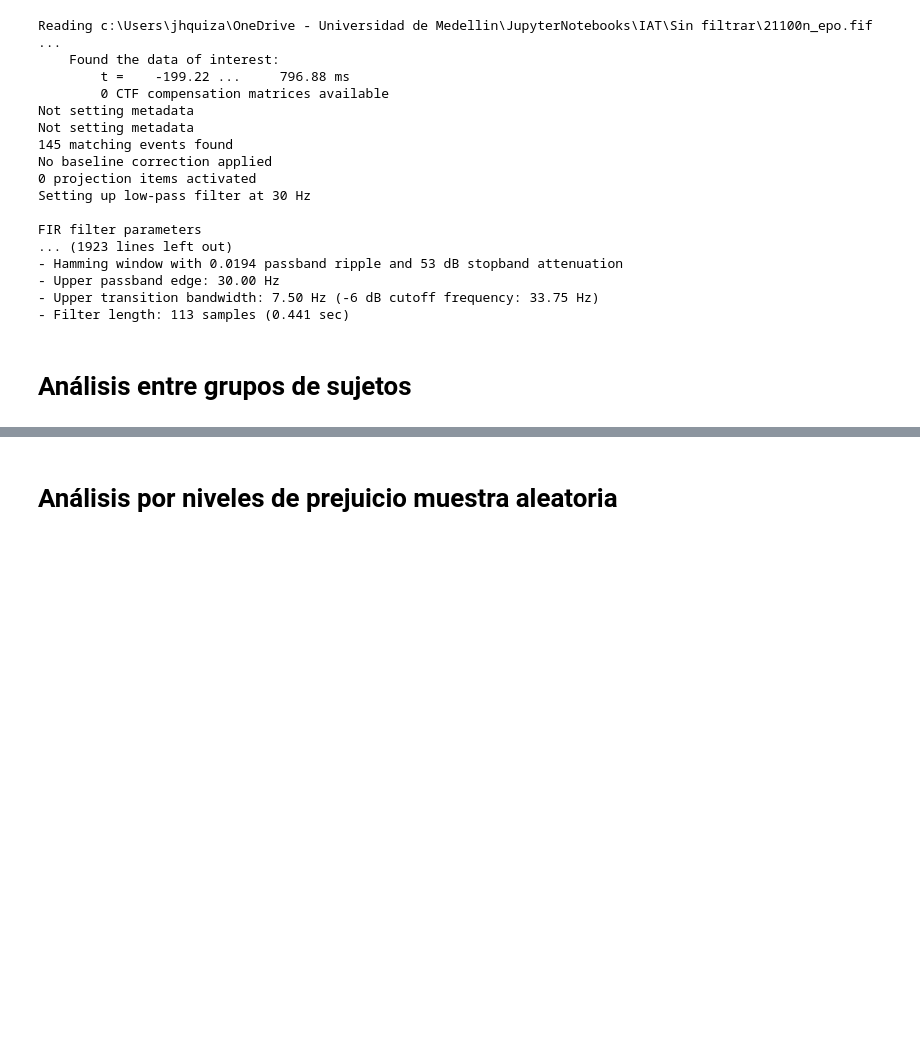
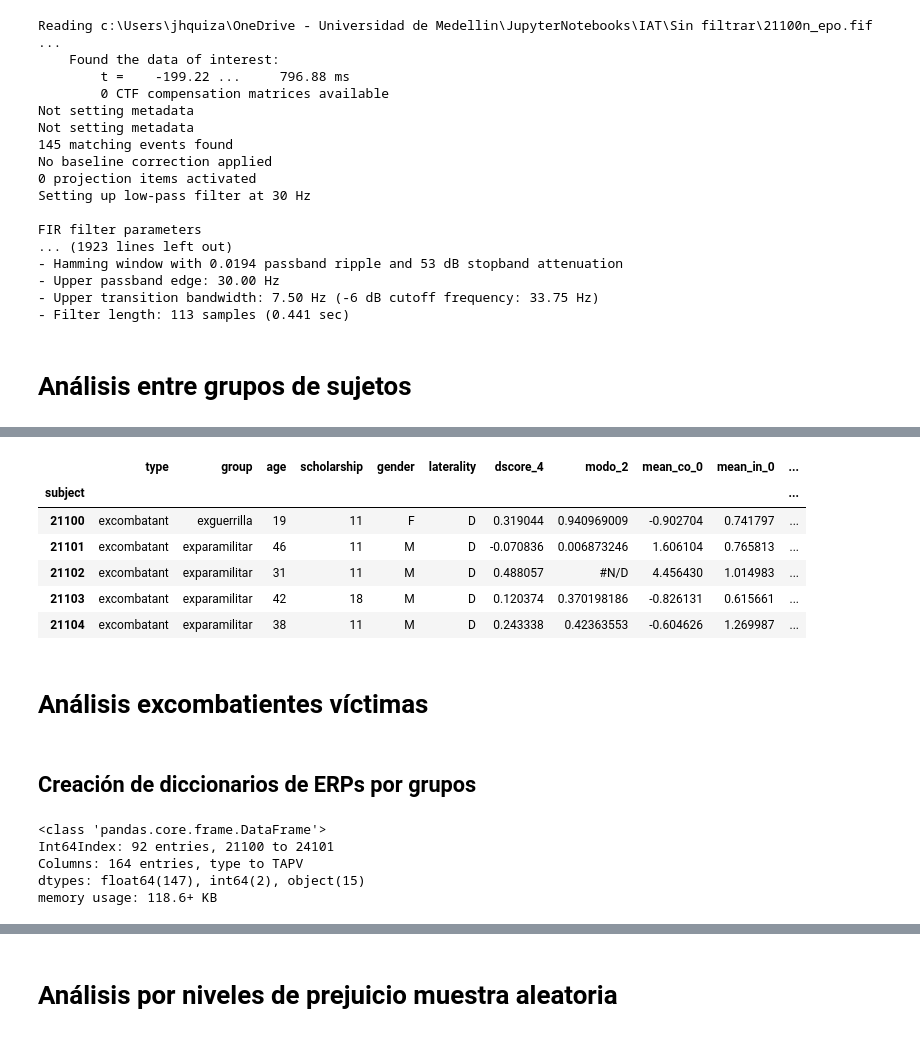
Before and after one commit to jhquiza/EEG_IAT, a Jupyter notebook: Análisis univariante masivo definitivo.ipynb, the cells around one changed output, grey strips where cells are left out. Saved outputs shown, nothing was run; the diff lists cells and outputs as text; code cells hidden in the pictures; blank space fills up the shorter version.

Commit message:
Inclusión nuevos análisis univariantes masivos.

```diff
--- a/Análisis univariante masivo definitivo.ipynb
+++ b/Análisis univariante masivo definitivo.ipynb
@@ -240,0 +269,23 @@ cl.time_intervals(df, ['CZ'])
+# %%
+# ERP clúster 2
+canales_2 = ['FC6', 'C6', 'FC4', 'F6', 'F8']
+t_init_2 = 0.71
+duration_2 = 0.09
+fig2 = cl.graficos_grupos(canales=canales_2, evocados_co=evocados_co, evocados_in=evocados_in, exbothsides=exbothsides, exparamilitar=exparamilitar,
+                          exguerrilla=exguerrilla, victim=victim, control=control, t_init=t_init_2, duration=duration_2, tmin=0.0, tmax=0.796875, pos_legend='lower left')
+# %%
+# ERP clúster 3
+canales_3 = ['P1', 'P3']
+t_init_3 = 0.71
+duration_3 = 0.09
+fig3 = cl.graficos_grupos(canales=canales_3, evocados_co=evocados_co, evocados_in=evocados_in, exbothsides=exbothsides, exparamilitar=exparamilitar,
+                          exguerrilla=exguerrilla, victim=victim, control=control, t_init=t_init_3, duration=duration_3, tmin=0.0, tmax=0.796875, pos_legend='upper left')
+# %%
+cluster_1 = ', '.join(canales_1)
+cluster_2 = ', '.join(canales_2)
+cluster_3 = ', '.join(canales_3)
+clusteres = pd.DataFrame(data=[[cluster_1, t_init_1, t_init_1+duration_1], [cluster_2, t_init_2, t_init_2+duration_2], [cluster_3, t_init_3, t_init_3+duration_3]],
+                         columns=['electrodos','t_inicial (s)','t_final (s)'])
+df_medidas= cl.batch_medidas_grupos(clusteres=clusteres, evocados_co=evocados_co, evocados_in=evocados_in, exbothsides=exbothsides, exparamilitar=exparamilitar,
+                                 exguerrilla=exguerrilla, victim=victim, control=control)
+df_medidas.head()
@@ -240,0 +299,20 @@ cl.time_intervals(df, ['CZ'])
+# %%
+df_medidas['subject']= df_medidas['subject'].astype('int64')
+df_medidas.set_index('subject', inplace=True)
+medidas = pd.merge(df, df_medidas, left_index=True, right_index=True, how='inner')
+medidas.head()
+# %%
+medidas_clusters_exp_exg_vic_350 = medidas[['type','group', 'age', 'scholarship', 'gender', 'laterality', 'dscore_4', 'modo_2', 'mean_co_0', 'mean_in_0',
+                                             'dif_co_in_0', 'mean_co_1', 'mean_in_1', 'dif_co_in_1', 'mean_co_2', 'mean_in_2', 'dif_co_in_2']]
+
+medidas_clusters_exp_exg_vic_350 = medidas_clusters_exp_exg_vic_350[(medidas_clusters_exp_exg_vic_350['group']=='exparamilitar') |
+                                                                    (medidas_clusters_exp_exg_vic_350['group']=='exguerrilla') | (medidas_clusters_exp_exg_vic_350['group']=='victim')]
+medidas_clusters_exp_exg_vic_350.info()
+# %% [output]
+|  | type | group | age | scholarship | gender | laterality | dscore_4 | modo_2 | mean_co_0 | mean_in_0 | ... |
+| subject |  |  |  |  |  |  |  |  |  |  | ... |
+| 21100 | excombatant | exguerrilla | 19 | 11 | F | D | 0.319044 | 0.940969009 | -0.902704 | 0.741797 | ... |
+| 21101 | excombatant | exparamilitar | 46 | 11 | M | D | -0.070836 | 0.006873246 | 1.606104 | 0.765813 | ... |
+| 21102 | excombatant | exparamilitar | 31 | 11 | M | D | 0.488057 | #N/D | 4.456430 | 1.014983 | ... |
+| 21103 | excombatant | exparamilitar | 42 | 18 | M | D | 0.120374 | 0.370198186 | -0.826131 | 0.615661 | ... |
+| 21104 | excombatant | exparamilitar | 38 | 11 | M | D | 0.243338 | 0.42363553 | -0.604626 | 1.269987 | ... |
@@ -240,0 +321,26 @@ cl.time_intervals(df, ['CZ'])
+# %% [markdown]
+# Análisis excombatientes víctimas
+# %% [markdown]
+## Creación de diccionarios de ERPs por grupos
+# %%
+data = pd.read_csv('Datos_IAT_comportamentales_personales.csv', index_col='subject')
+df = data[data['group']!='ex-both-sides']
+
+excombatant = list(df[df['type']=='excombatant'].index)
+victim = list(df[df['type']=='victim'].index)
+control = list(df[df['type']=='control'].index)
+
+for subject in range(len(victim)):
+    victim[subject] = str(victim[subject])
+for subject in range(len(excombatant)):
+    excombatant[subject] = str(excombatant[subject])
+for subject in range(len(control)):
+    control[subject] = str(control[subject])
+
+print('count victims: ',len(victim),'\ncount excombatants: ',len(excombatant), '\ncount controls: ',len(control))
+# %% [output]
+<class 'pandas.core.frame.DataFrame'>
+Int64Index: 92 entries, 21100 to 24101
+Columns: 164 entries, type to TAPV
+dtypes: float64(147), int64(2), object(15)
+memory usage: 118.6+ KB
```
Also changed, not shown: parts of 86 cells of this notebook, 6 other files.
